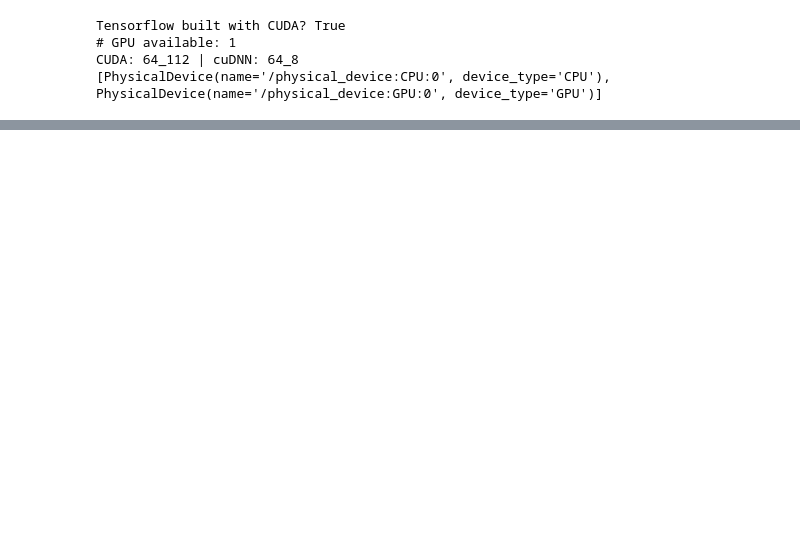
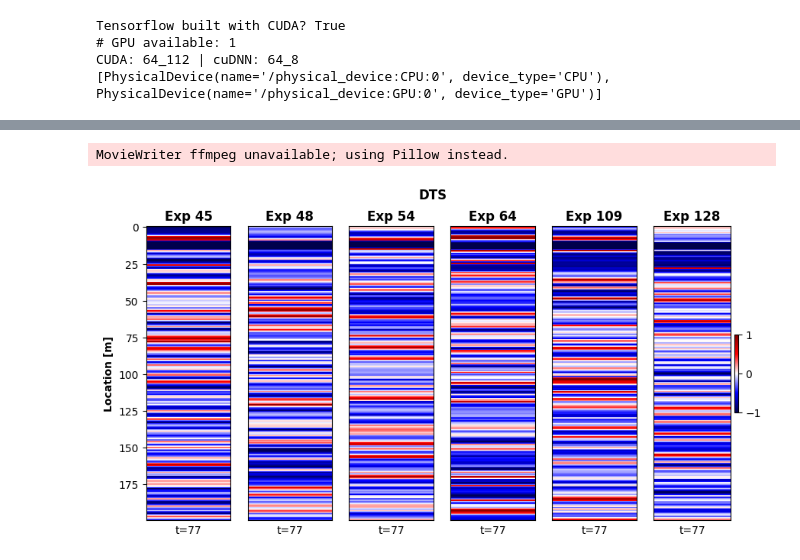
Before and after one commit to misaelmmorales/Fiber-Optics-Dual-Latent-Estimation, a Jupyter notebook: animation.ipynb, the cells around one changed output, grey strips where cells are left out. Saved outputs shown, nothing was run; the diff lists cells and outputs as text; code cells hidden in the pictures; blank space fills up the shorter version.

```diff
--- a/animation.ipynb
+++ b/animation.ipynb
@@ -61,29 +58,31 @@ MovieWriter ffmpeg unavailable; using Pillow instead.
 # %%
 titles = ['Exp 45', 'Exp 48', 'Exp 54', 'Exp 64', 'Exp 109', 'Exp 128']
 
 t = 0
 fig, axs = plt.subplots(1, 6, figsize=(10,5))
 for j in range(6):
     im = axs[j].imshow(all_dts[j][t], aspect='auto', cmap='seismic')
     axs[j].set(xticks=[])
     axs[0].set_ylabel('Location [m]', weight='bold')
     if j >= 1:
         axs[j].set(yticks=[])
     axs[j].set_title(titles[j], weight='bold')
     axs[j].set_xlabel('t={}'.format(t))
 fig.suptitle('DTS', weight='bold')
 plt.colorbar(im, pad=0.04, fraction=0.046)
 
 def animate(k):
     for j in range(6):
-        im = axs[j].imshow(all_dts[j][t], aspect='auto', cmap='seismic')
+        im = axs[j].imshow(all_dts[j][k], aspect='auto', cmap='seismic')
         axs[j].set(xticks=[])
-        axs[0].set_ylabel('Location [m]', weight='bold')
         if j >= 1:
             axs[j].set(yticks=[])
+        axs[0].set_ylabel('Location [m]', weight='bold')
         axs[j].set_title(titles[j], weight='bold')
-        axs[j].set_xlabel('t={}'.format(t))
+        axs[j].set_xlabel('t={}'.format(k))
 
 ani = FuncAnimation(fig, animate, frames=78, blit=False, interval=350)
 ani.save('figures/dts_animation.gif')
-plt.show()
+# %% [output]
+MovieWriter ffmpeg unavailable; using Pillow instead.
+[figure, added]
```
Also changed, not shown: parts of 4 cells of this notebook, 2 other files.
